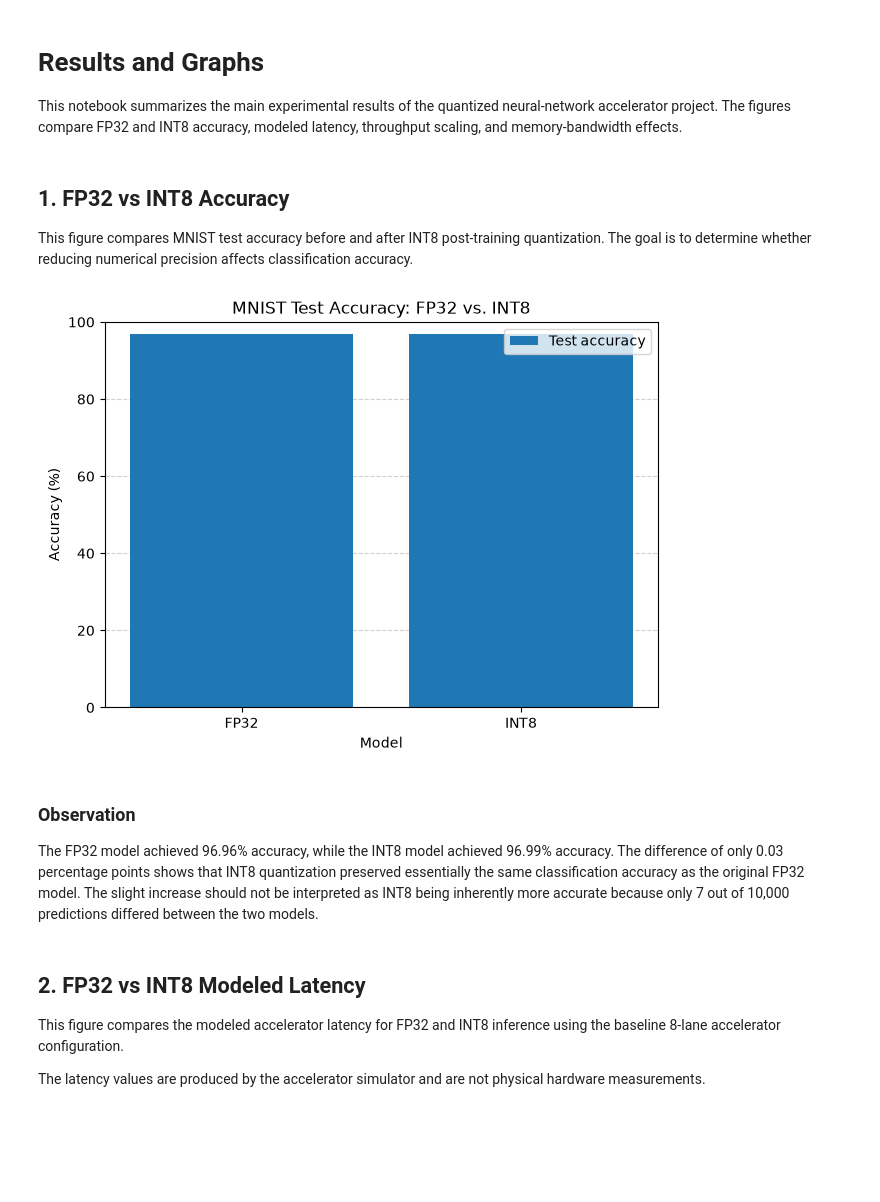
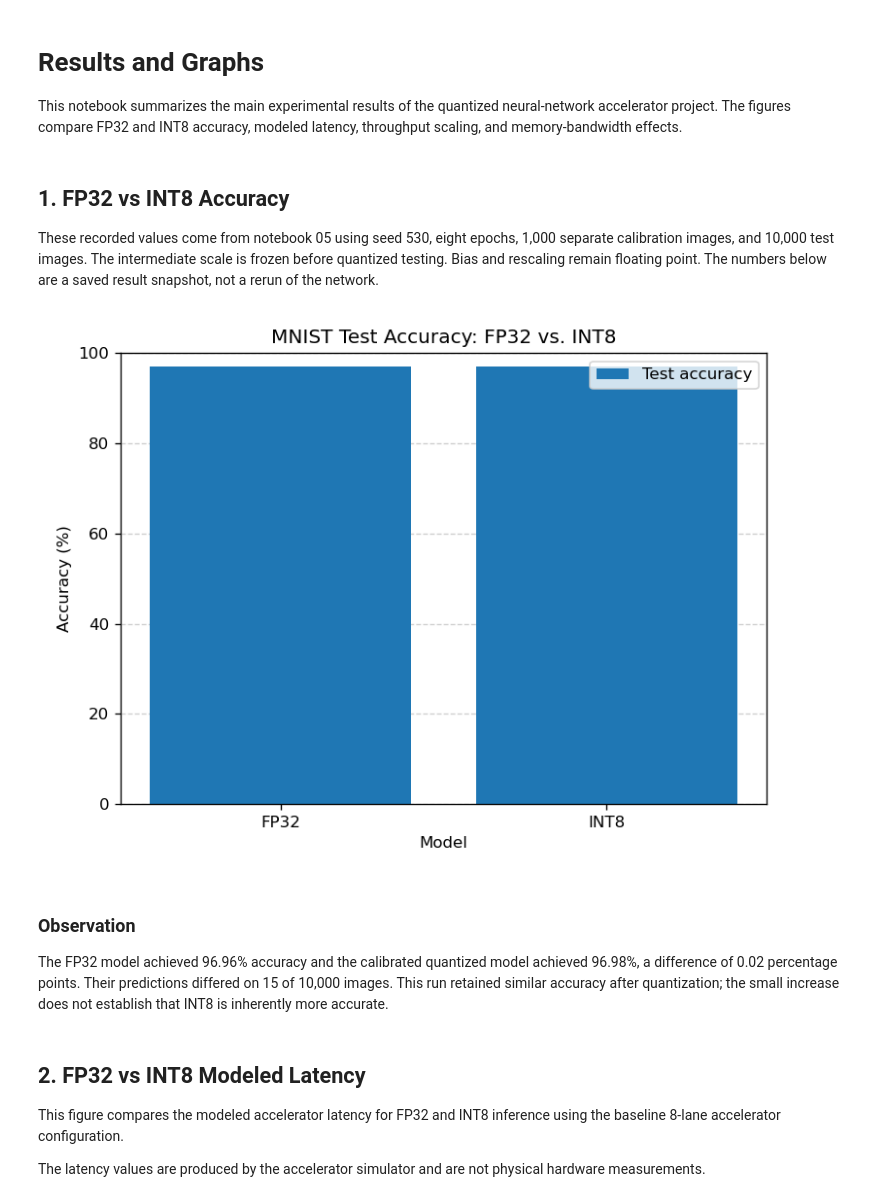
Before and after one commit to EnragedWaters/CECS-530-Quantized-Neural-Network-Accelerator, a Jupyter notebook: notebooks/06-results-and-graphs.ipynb, the cells around one changed output. Drawn from its saved outputs; the diff is of its cells as text; code cells hidden in the pictures; blank space fills up the shorter version.

Commit message:
setting up INT8 scales BEFORE  evaluating test accuracy (and updating results -and-graphs with it)

```diff
--- a/notebooks/06-results-and-graphs.ipynb
+++ b/notebooks/06-results-and-graphs.ipynb
@@ -7,31 +7,37 @@ accuracy, modeled latency, throughput scaling, and memory-bandwidth effects.
 # %% [markdown]
 ## 1. FP32 vs INT8 Accuracy
 
-This figure compares MNIST test accuracy before and after INT8
-post-training quantization. The goal is to determine whether reducing
-numerical precision affects classification accuracy.
+These recorded values come from notebook 05 using seed 530, eight epochs,
+1,000 separate calibration images, and 10,000 test images. The intermediate
+scale is frozen before quantized testing. Bias and rescaling remain floating
+point. The numbers below are a saved result snapshot, not a rerun of the network.
 # %%
 import matplotlib.pyplot as plt
 
 models = ["FP32", "INT8"]
-accuracy = [96.96, 96.99]
+accuracy = [96.96, 96.98]
 
 fig, ax = plt.subplots()
 ax.bar(models, accuracy, label="Test accuracy")
 ax.set_title("MNIST Test Accuracy: FP32 vs. INT8")
 ax.set_xlabel("Model")
 ax.set_ylabel("Accuracy (%)")
 ax.set_ylim(0, 100)
 ax.grid(axis="y", linestyle="--", alpha=0.6)
 ax.set_axisbelow(True)
 ax.legend()
 fig.tight_layout()
 plt.show()
 # %% [output]
-[figure, old version]
+[figure, new version]
 # %% [markdown]
 ### Observation
-The FP32 model achieved 96.96% accuracy, while the INT8 model achieved 96.99% accuracy. The difference of only 0.03 percentage points shows that INT8 quantization preserved essentially the same classification accuracy as the original FP32 model. The slight increase should not be interpreted as INT8 being inherently more accurate because only 7 out of 10,000 predictions differed between the two models.
+
+The FP32 model achieved 96.96% accuracy and the calibrated quantized model
+achieved 96.98%, a difference of 0.02 percentage points. Their
+predictions differed on 15 of 10,000 images.
+This run retained similar accuracy after quantization; the small increase does
+not establish that INT8 is inherently more accurate.
 # %% [markdown]
 ## 2. FP32 vs INT8 Modeled Latency
 
```
Also changed, not shown: 2 other files.
